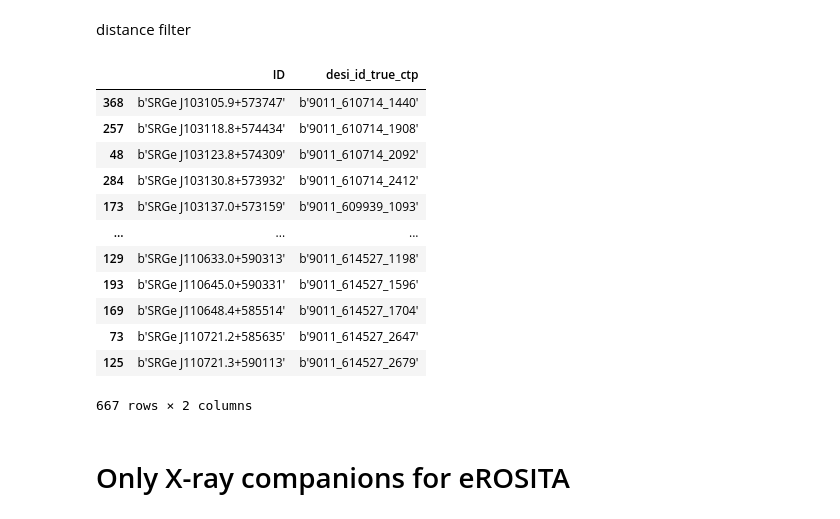
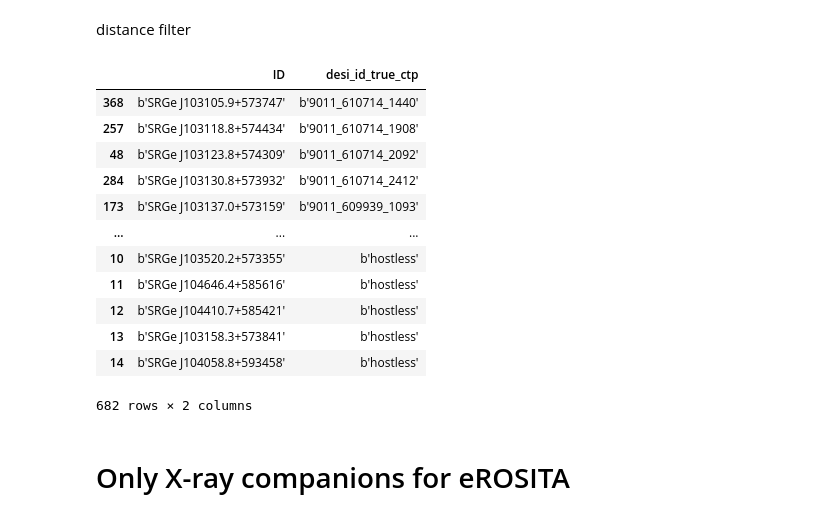
Before and after one commit to SergeiDBykov/lockman_hole, a Jupyter notebook: 2_desi-crossmatch/1_validation-sample.ipynb, the cells around one changed output. Drawn from its saved outputs; the diff is of its cells as text; code cells hidden in the pictures.

```diff
--- a/2_desi-crossmatch/1_validation-sample.ipynb
+++ b/2_desi-crossmatch/1_validation-sample.ipynb
@@ -47,33 +55,40 @@ csc_ctps = csc_ctps.query('sep_ero_csc < ero_pos_r98')[['srcname_fin','desi_id']
 # %%
 finall_ctps = pd.concat([xmm_ctps, csc_ctps])
 finall_ctps.sort_values(by='srcname_fin', inplace=True)
 
 n_ctps = finall_ctps.groupby('srcname_fin')['desi_id'].transform(lambda x: len(x.unique())) #Number of XMM and Chandra CTPs per ero source
 finall_ctps['n_desi'] = n_ctps
 
 finall_ctps = finall_ctps[finall_ctps.n_desi == 1]
 finall_ctps.drop_duplicates(subset='srcname_fin', inplace=True)
 finall_ctps.rename(columns={'srcname_fin':'ID'}, inplace=True)
 finall_ctps.rename(columns={'desi_id':'desi_id_true_ctp'}, inplace=True)
 finall_ctps.drop(['n_desi'], axis=1, inplace=True)
 finall_ctps.ID = finall_ctps.ID.str.encode('utf-8')
 finall_ctps.desi_id_true_ctp = finall_ctps.desi_id_true_ctp.str.encode('utf-8')
+finall_ctps.to_pickle(data_path+'validation_ctps_ero_desi_lh_no_hostless.pkl')
+
+
+#add hostless
+hostless_ero = pd.read_pickle(data_path+'validation_ctps_ero_desi_lh_hostless.pkl')
+finall_ctps = pd.concat([finall_ctps, hostless_ero])
+
 finall_ctps.to_pickle(data_path+'validation_ctps_ero_desi_lh.pkl')
 
 finall_ctps
 # %% [output]
 |  | ID | desi_id_true_ctp |
 | 368 | b'SRGe J103105.9+573747' | b'9011_610714_1440' |
 | 257 | b'SRGe J103118.8+574434' | b'9011_610714_1908' |
 | 48 | b'SRGe J103123.8+574309' | b'9011_610714_2092' |
 | 284 | b'SRGe J103130.8+573932' | b'9011_610714_2412' |
 | 173 | b'SRGe J103137.0+573159' | b'9011_609939_1093' |
 | ... | ... | ... |
-| 129 | b'SRGe J110633.0+590313' | b'9011_614527_1198' |
-| 193 | b'SRGe J110645.0+590331' | b'9011_614527_1596' |
-| 169 | b'SRGe J110648.4+585514' | b'9011_614527_1704' |
-| 73 | b'SRGe J110721.2+585635' | b'9011_614527_2647' |
-| 125 | b'SRGe J110721.3+590113' | b'9011_614527_2679' |
+| 10 | b'SRGe J103520.2+573355' | b'hostless' |
+| 11 | b'SRGe J104646.4+585616' | b'hostless' |
+| 12 | b'SRGe J104410.7+585421' | b'hostless' |
+| 13 | b'SRGe J103158.3+573841' | b'hostless' |
+| 14 | b'SRGe J104058.8+593458' | b'hostless' |
-667 rows × 2 columns
+682 rows × 2 columns
 # %% [markdown]
 # Only X-ray companions for eROSITA
```
Also changed, not shown: parts of 2 cells of this notebook, 6 other files.
